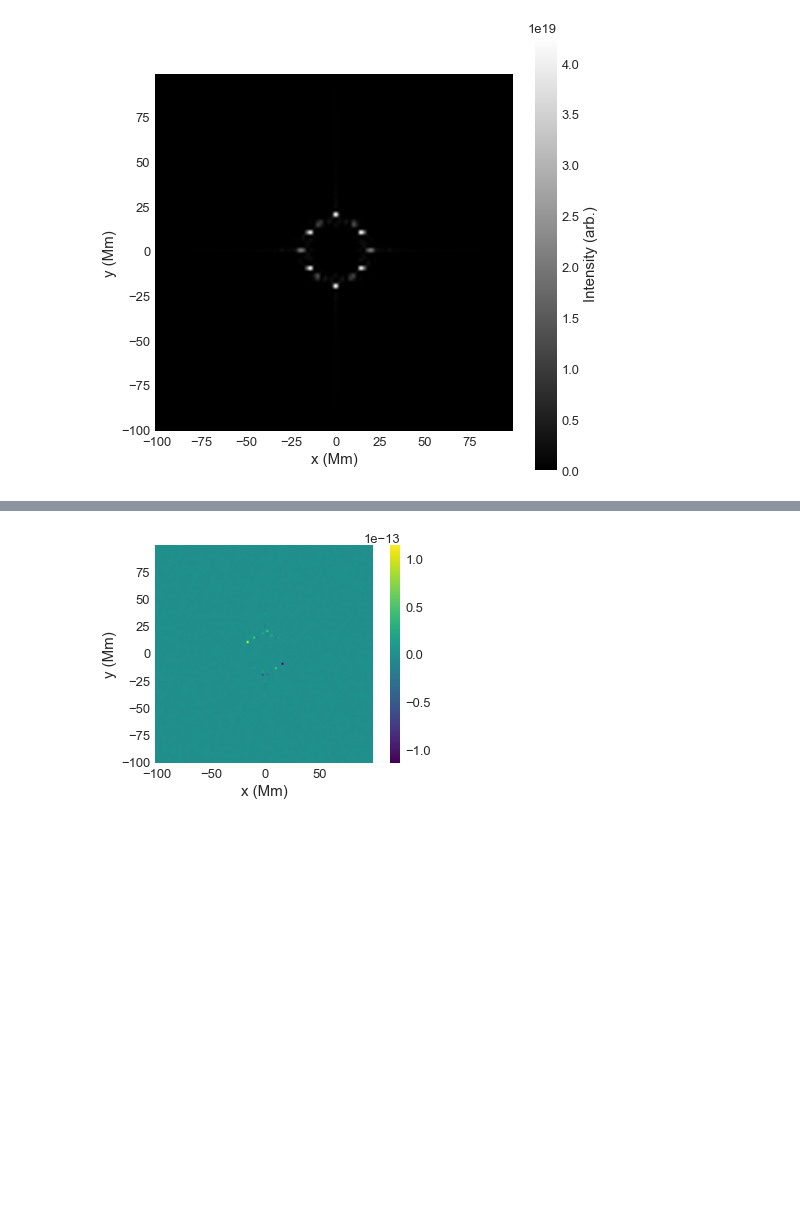
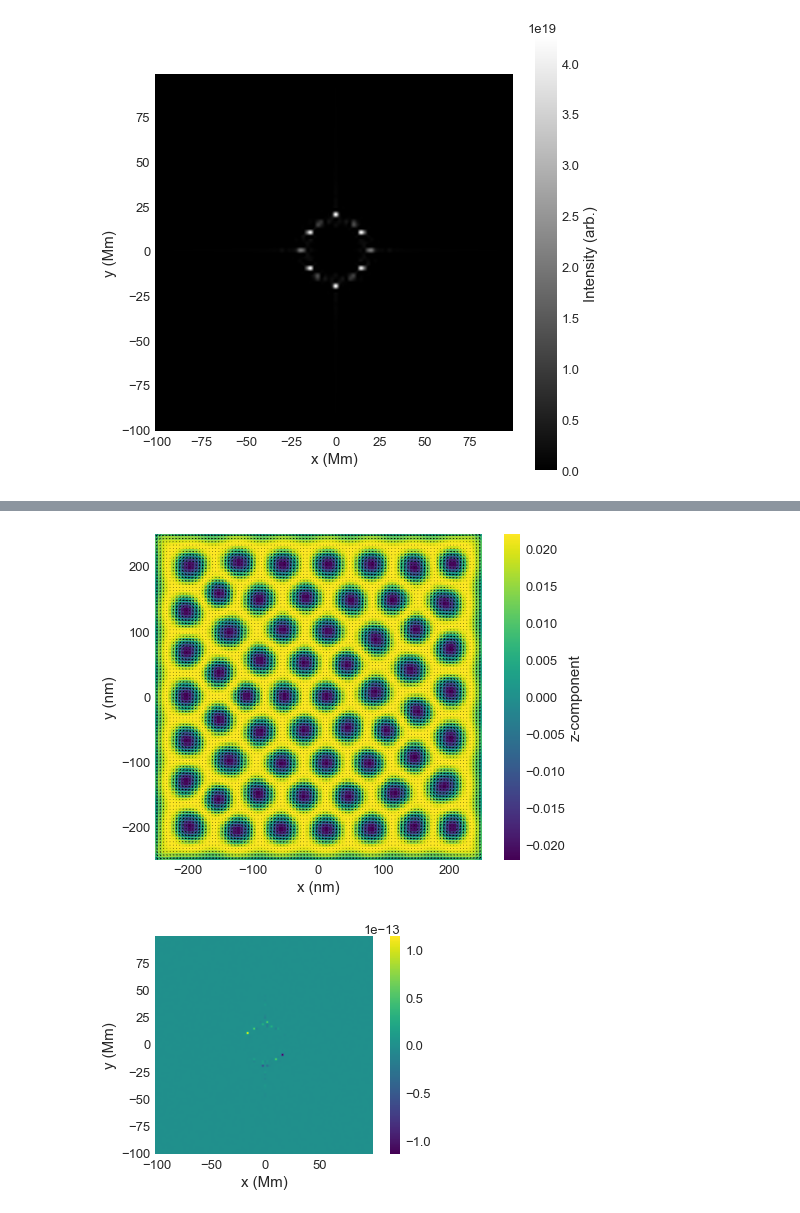
Before and after one commit to ubermag/mag2exp, a Jupyter notebook: docs/ipynb/SANS_df_based.ipynb, the cells around one changed output, grey strips where cells are left out. Saved outputs shown, nothing was run; the diff lists cells and outputs as text; code cells hidden in the pictures; blank space fills up the shorter version.

```diff
--- a/docs/ipynb/SANS_df_based.ipynb
+++ b/docs/ipynb/SANS_df_based.ipynb
@@ -105,0 +154,4 @@ sans2.real.mpl_scalar(ax=ax, cmap='gray',
+# %%
+(system.m * df.dz).integral(direction='z').mpl()
+# %% [output]
+[figure, added]
```
Also changed, not shown: parts of 11 cells of this notebook.
